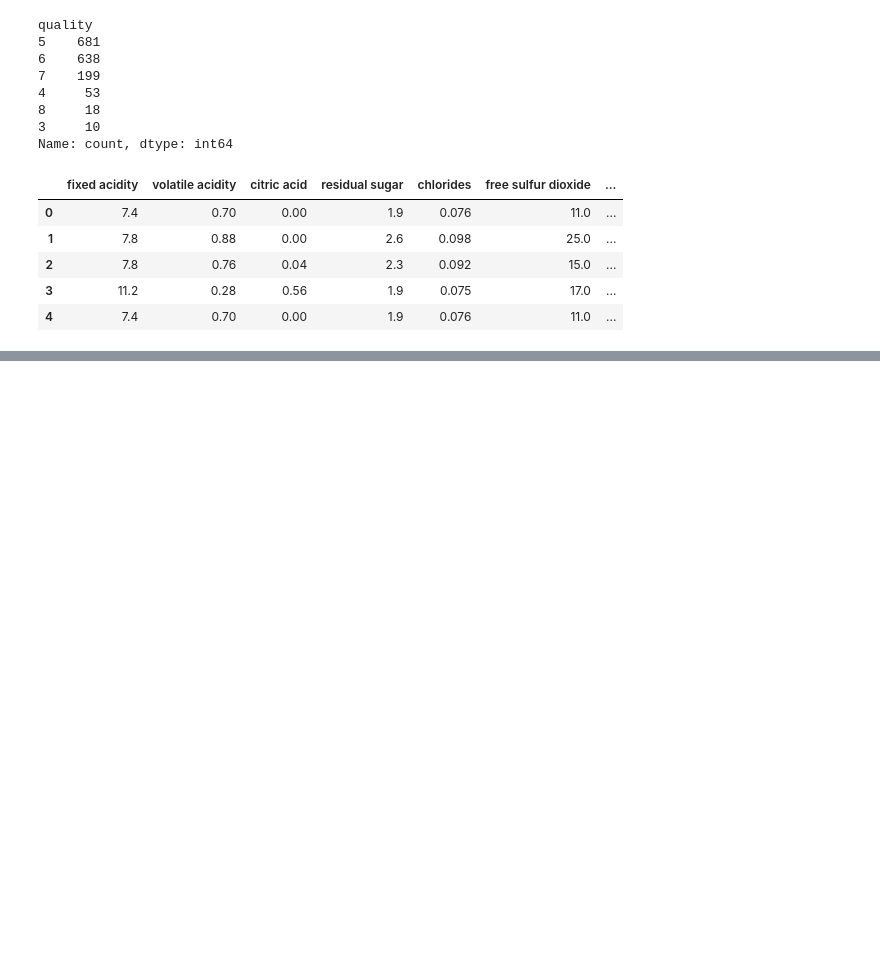
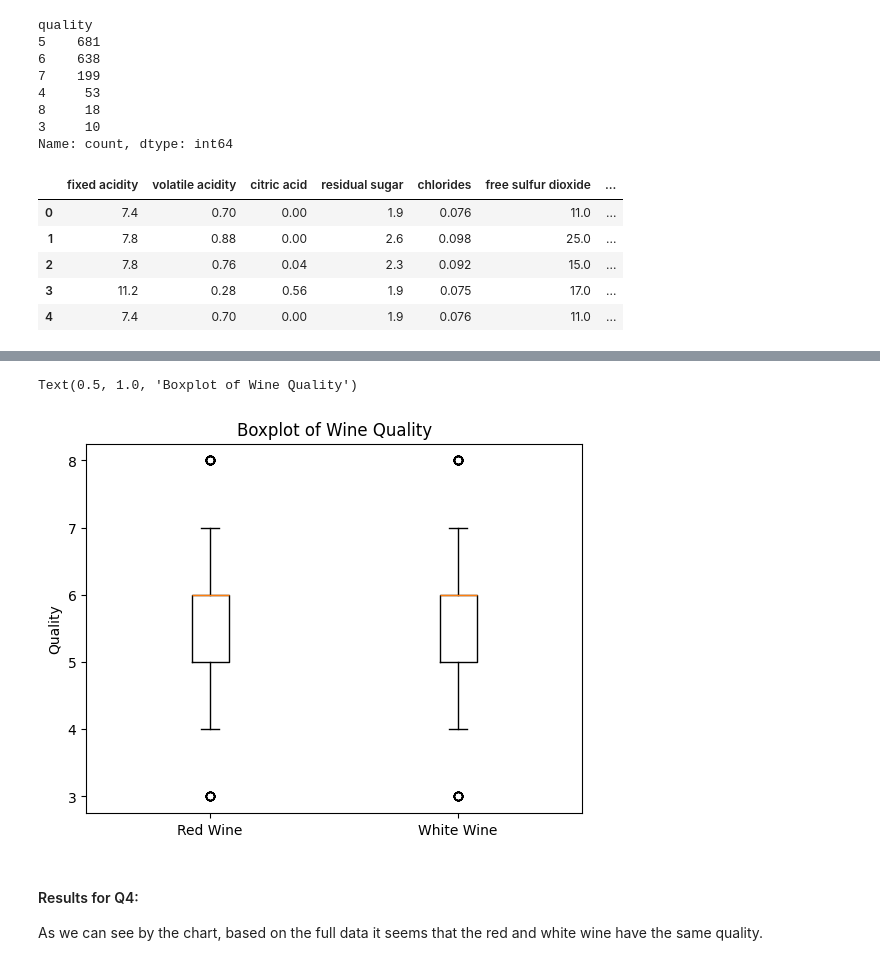
Before and after one commit to mrcarlson3/DS-3021, a Jupyter notebook: 02_function_basics/lab2.ipynb, the cells around one changed output, grey strips where cells are left out. Drawn from its saved outputs; the diff is of its cells as text; code cells hidden in the pictures; blank space fills up the shorter version.

```diff
--- a/02_function_basics/lab2.ipynb
+++ b/02_function_basics/lab2.ipynb
@@ -196,0 +209,3 @@ levels.head()
+# %%
+white_wine['citric acid'] = white_wine['citric acid'].astype(float)
+print(white_wine['citric acid'].value_counts())
@@ -196,0 +261,15 @@ levels.head()
+# %%
+red_wine['quality'] = red_wine['quality'].astype('category')
+white_wine['quality'] = white_wine['quality'].astype('category')
+# %%
+bins = [0, 4, 6, 10]
+labels = ['low', 'medium', 'high']
+
+# Create a new column with binned quality values
+red_wine['quality_level'] = pd.cut(red_wine['quality'], bins=bins, labels=labels)
+white_wine['quality_level'] = pd.cut(white_wine['quality'], bins=bins, labels=labels)
+# %%
+s1 = pd.DataFrame(red_wine)
+a1 = pd.DataFrame(white_wine)
+s2 = s1[['quality']]
+a2 = a1[['quality']]
@@ -196,0 +291,11 @@ levels.head()
+# %%
+plt.boxplot([s2['quality'], a2['quality']])
+plt.xticks([1, 2], ['Red Wine', 'White Wine'])
+plt.ylabel('Quality')
+plt.title('Boxplot of Wine Quality')
+# %% [output]
+Text(0.5, 1.0, 'Boxplot of Wine Quality')
+[figure, added]
+# %% [markdown]
+#### Results for Q4:
+As we can see by the chart, based on the full data it seems that the red and white wine have the same quality.
```
Also changed, not shown: parts of 14 cells of this notebook.
